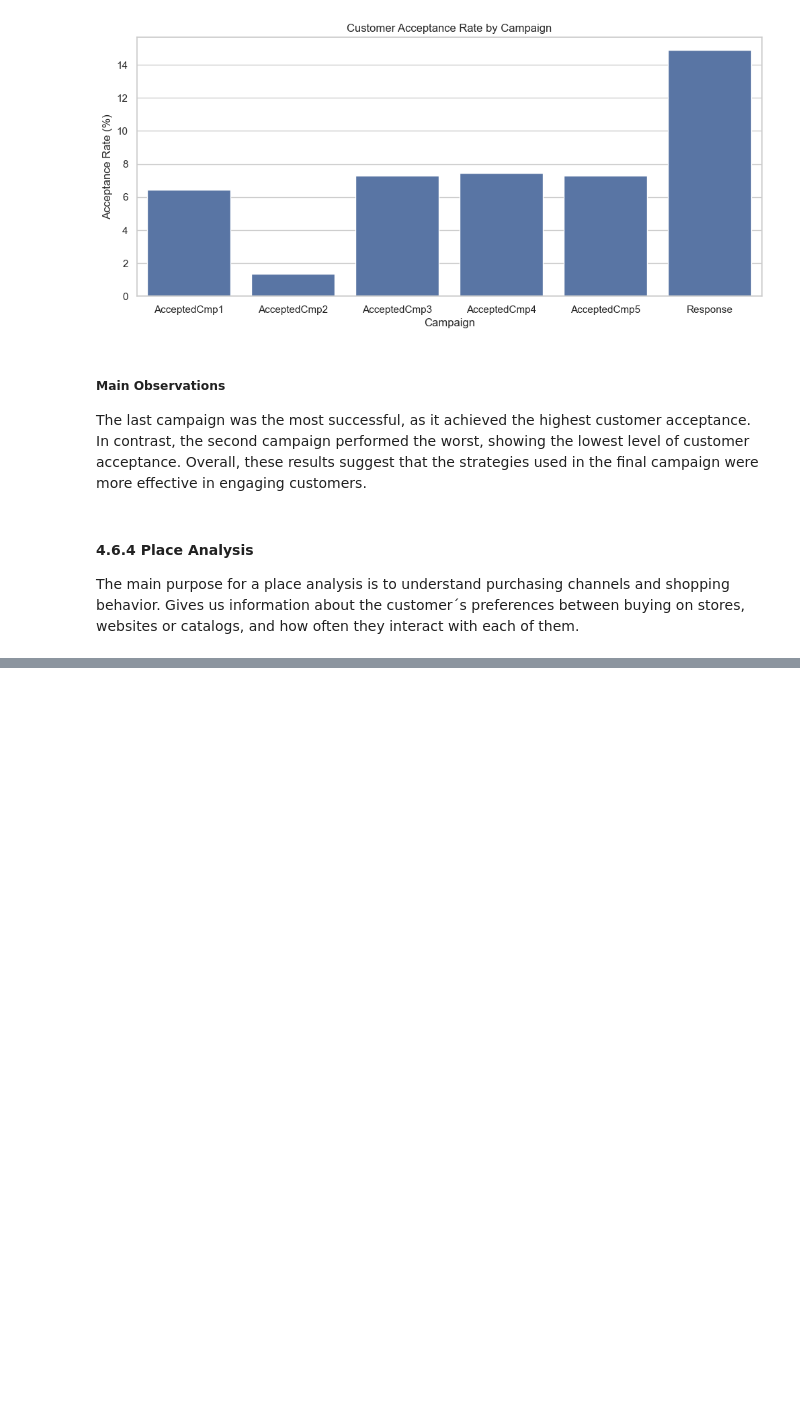
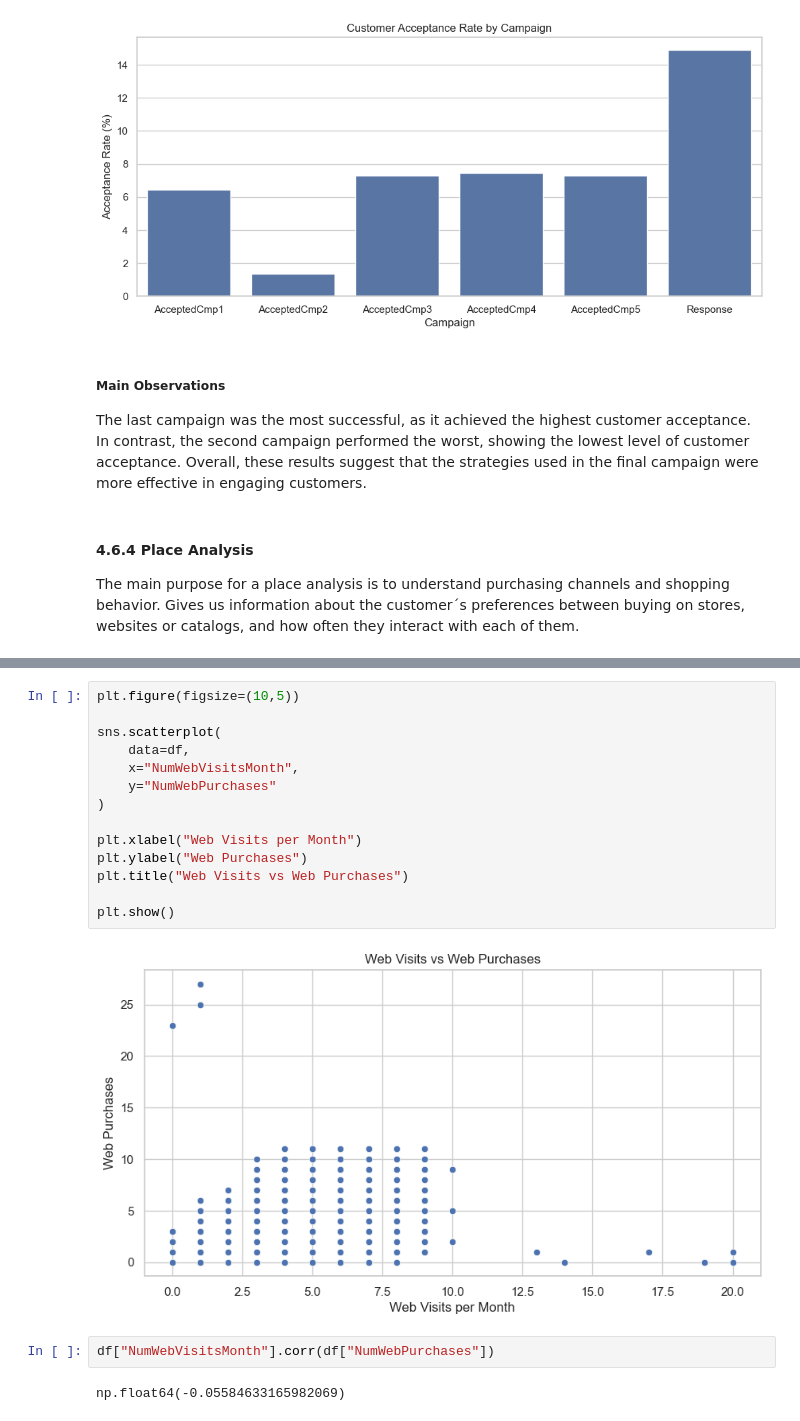
Before and after one commit to fridacarbajalordonez/customer-segmentation-kmeans, a Jupyter notebook: notebooks/customer_segmentation.ipynb, the cells around one changed output, grey strips where cells are left out. Drawn from its saved outputs; the diff is of its cells as text; blank space fills up the shorter version.

Commit message:
Data lading

```diff
--- a/notebooks/customer_segmentation.ipynb
+++ b/notebooks/customer_segmentation.ipynb
@@ -406,0 +443,20 @@ The main purpose for a place analysis is to understand purchasing channels and s
+# %%
+plt.figure(figsize=(10,5))
+
+sns.scatterplot(
+    data=df,
+    x="NumWebVisitsMonth",
+    y="NumWebPurchases"
+)
+
+plt.xlabel("Web Visits per Month")
+plt.ylabel("Web Purchases")
+plt.title("Web Visits vs Web Purchases")
+
+plt.show()
+# %% [output]
+[figure, added]
+# %%
+df["NumWebVisitsMonth"].corr(df["NumWebPurchases"])
+# %% [output]
+np.float64(-0.05584633165982069)
```
Also changed, not shown: parts of 32 cells of this notebook.
